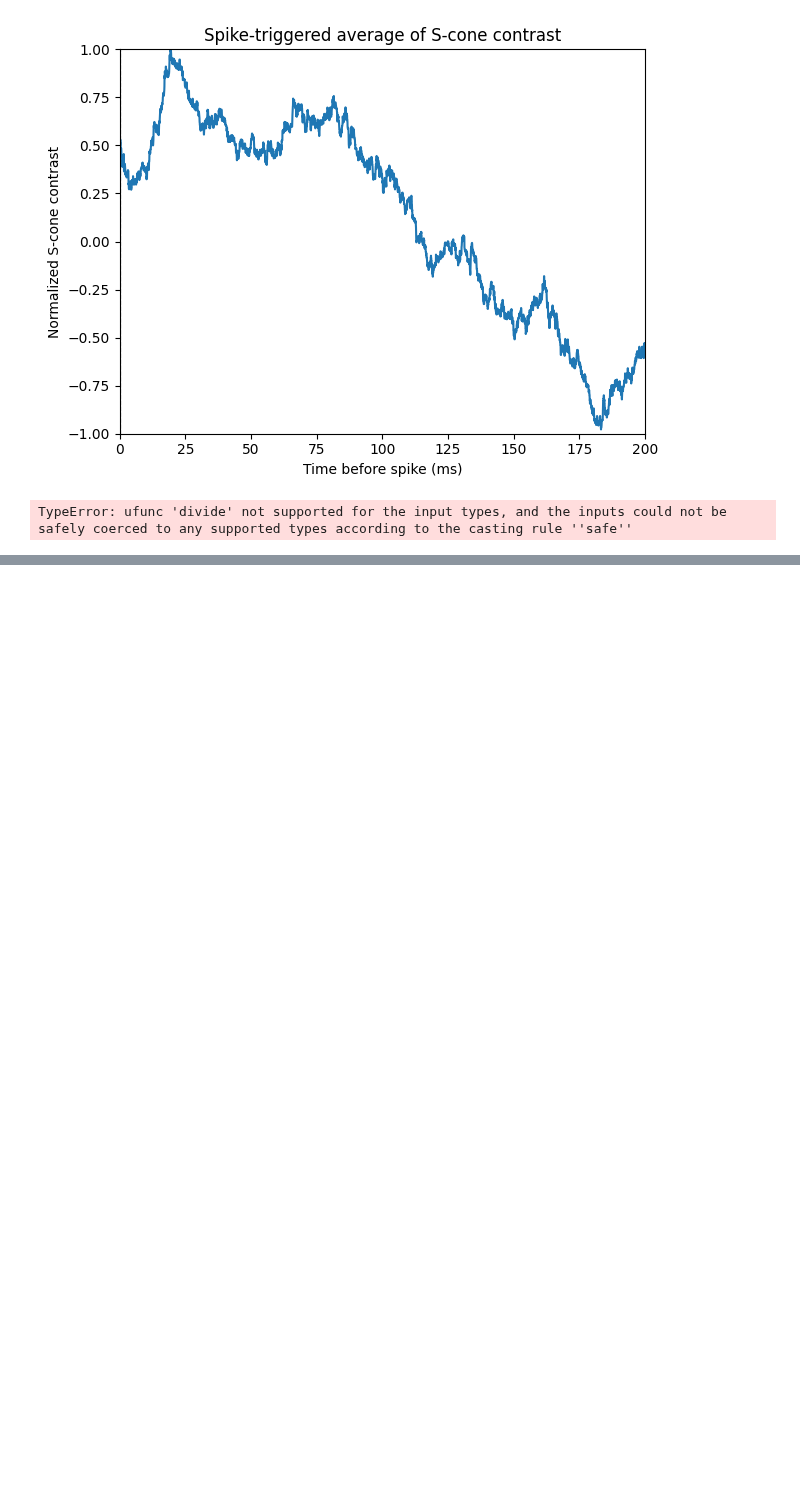
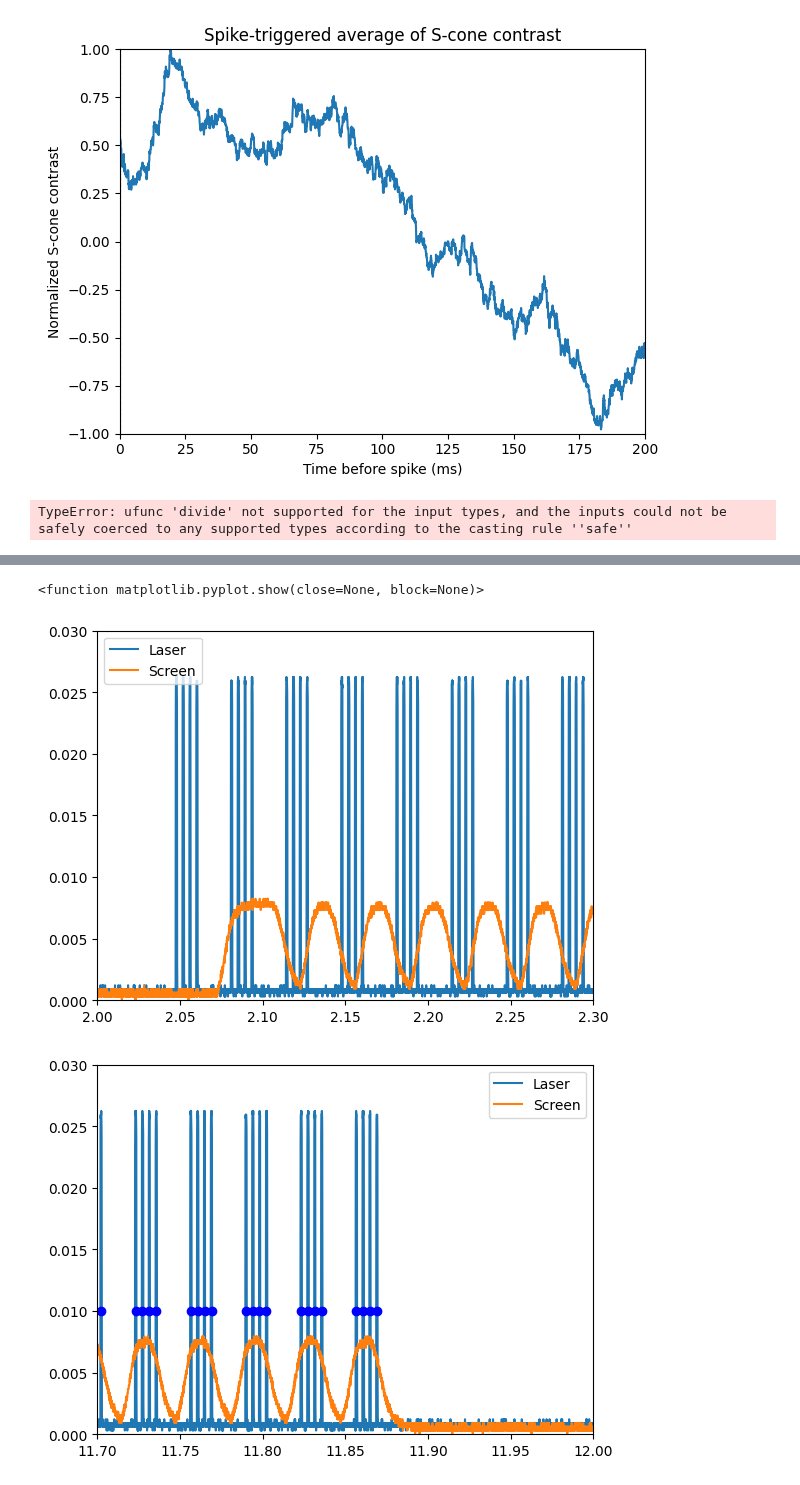
Before and after one commit to bkim346/Neitz_Analysis_Suite, a Jupyter notebook: testingbed.ipynb, the cells around one changed output, grey strips where cells are left out. Saved outputs shown, nothing was run; the diff lists cells and outputs as text; code cells hidden in the pictures; blank space fills up the shorter version.

```diff
--- a/testingbed.ipynb
+++ b/testingbed.ipynb
@@ -164,0 +195,36 @@ TypeError: ufunc 'divide' not supported for the input types, and the inputs coul
+# %%
+from scipy.signal import find_peaks
+laser.peak_height = 0.01
+laser.peaks, _ = find_peaks(laser.stim_ch, laser.peak_height,distance=int(1/1000*2e4))
+
+fs = screen.fs
+screen.peak_height     = 0.004
+min_distance_s  = 1/60      # 10 ms between peaks (adjust as needed)
+min_distance_n  = int(min_distance_s * fs)
+
+screen.peaks, _ = find_peaks(
+    screen.stim_ch,
+    height=screen.peak_height,
+    distance=min_distance_n
+)
+# screen.peaks, _ = find_peaks(screen.stim_ch, screen.peak_height)
+
+plt.figure()
+plt.plot(laser.time_vec ,laser.stim_ch)
+plt.plot(screen.time_vec ,screen.stim_ch)
+plt.axis([2, 2.3,0,0.03 ])
+plt.legend(["Laser", "Screen"],loc= "upper left")
+
+
+plt.figure()
+plt.plot(laser.time_vec ,laser.stim_ch)
+plt.plot(screen.time_vec ,screen.stim_ch)
+plt.plot(laser.peaks/2e4,[laser.peak_height]*len(laser.peaks),'o',c = 'blue')
+# plt.plot(screen.peaks/2e4,[screen.peak_height]*len(screen.peaks),'o',c = 'orange')
+plt.legend(["Laser", "Screen"])
+plt.axis([11.7, 12,0,0.03 ])
+plt.show
+# %% [output]
+<function matplotlib.pyplot.show(close=None, block=None)>
+[figure, added]
+[figure, added]
```
Also changed, not shown: parts of 8 cells of this notebook, 8 other files.
